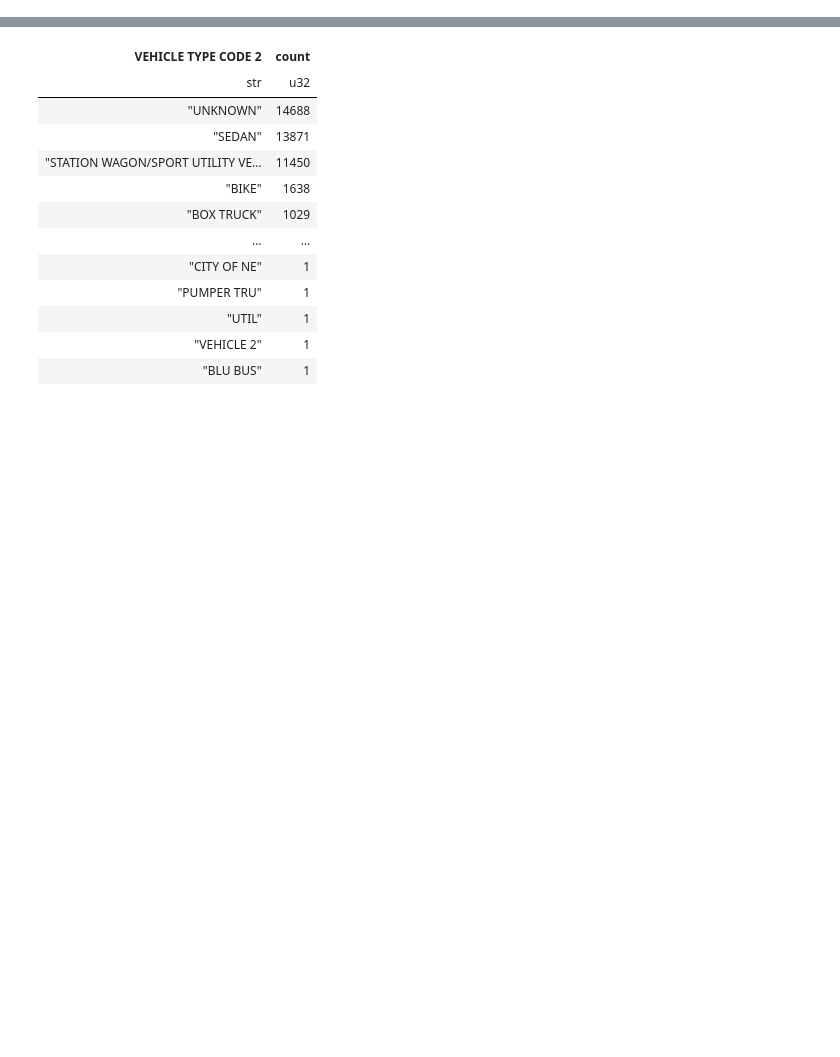
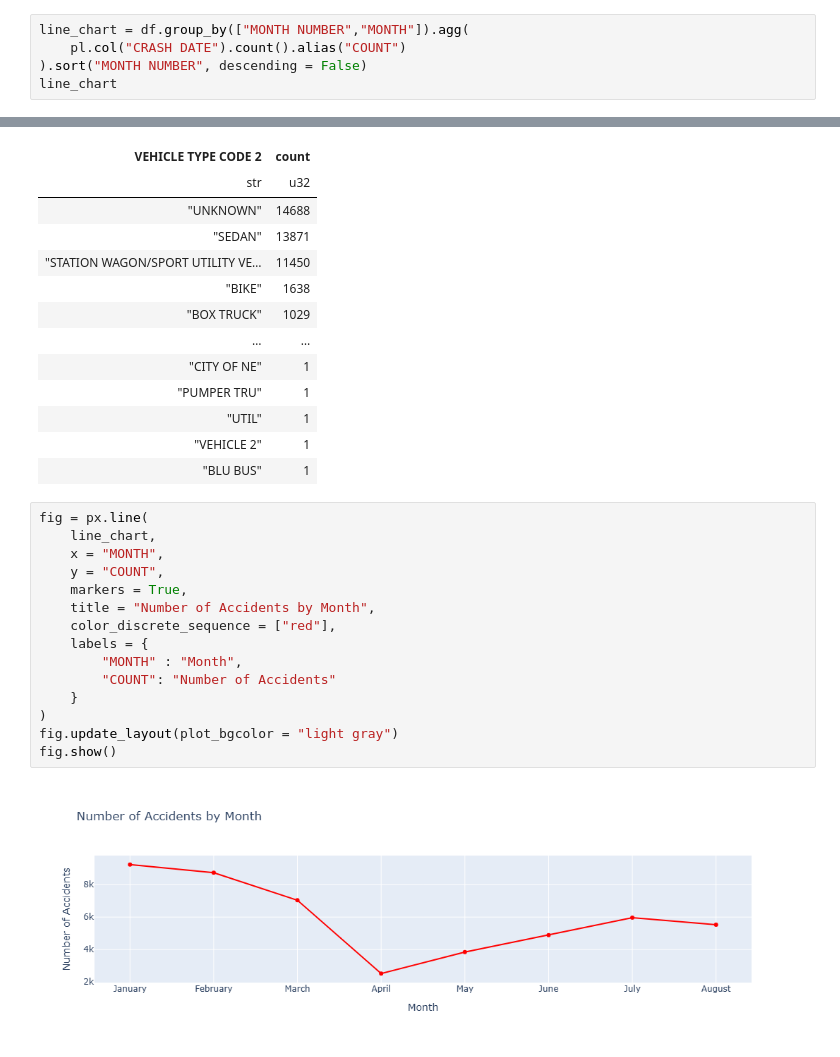
Before and after one commit to khanim-abdullayeva/CodeAlpha_Tasks, a Jupyter notebook: Task 2 - EDA/EDA.ipynb, the cells around one changed output, grey strips where cells are left out. Drawn from its saved outputs; the diff is of its cells as text; blank space fills up the shorter version.

```diff
--- a/Task 2 - EDA/EDA.ipynb
+++ b/Task 2 - EDA/EDA.ipynb
@@ -180,3 +187,8 @@ shape: (8, 3)
 | "June" | 4886 | 10.23 |
 | "May" | 3838 | 8.04 |
 | "April" | 2513 | 5.26 |
+# %%
+line_chart = df.group_by(["MONTH NUMBER","MONTH"]).agg(
+    pl.col("CRASH DATE").count().alias("COUNT")
+).sort("MONTH NUMBER", descending = False)
+line_chart
@@ -230,3 +270,20 @@ shape: (176, 2)
 | "UTIL" | 1 |
 | "VEHICLE 2" | 1 |
 | "BLU BUS" | 1 |
+# %%
+fig = px.line(
+    line_chart,
+    x = "MONTH",
+    y = "COUNT",
+    markers = True,
+    title = "Number of Accidents by Month",
+    color_discrete_sequence = ["red"],
+    labels = {
+        "MONTH" : "Month",
+        "COUNT": "Number of Accidents"
+    }
+)
+fig.update_layout(plot_bgcolor = "light gray")
+fig.show()
+# %% [output]
+[figure, added]
```
Also changed, not shown: parts of 15 cells of this notebook.
